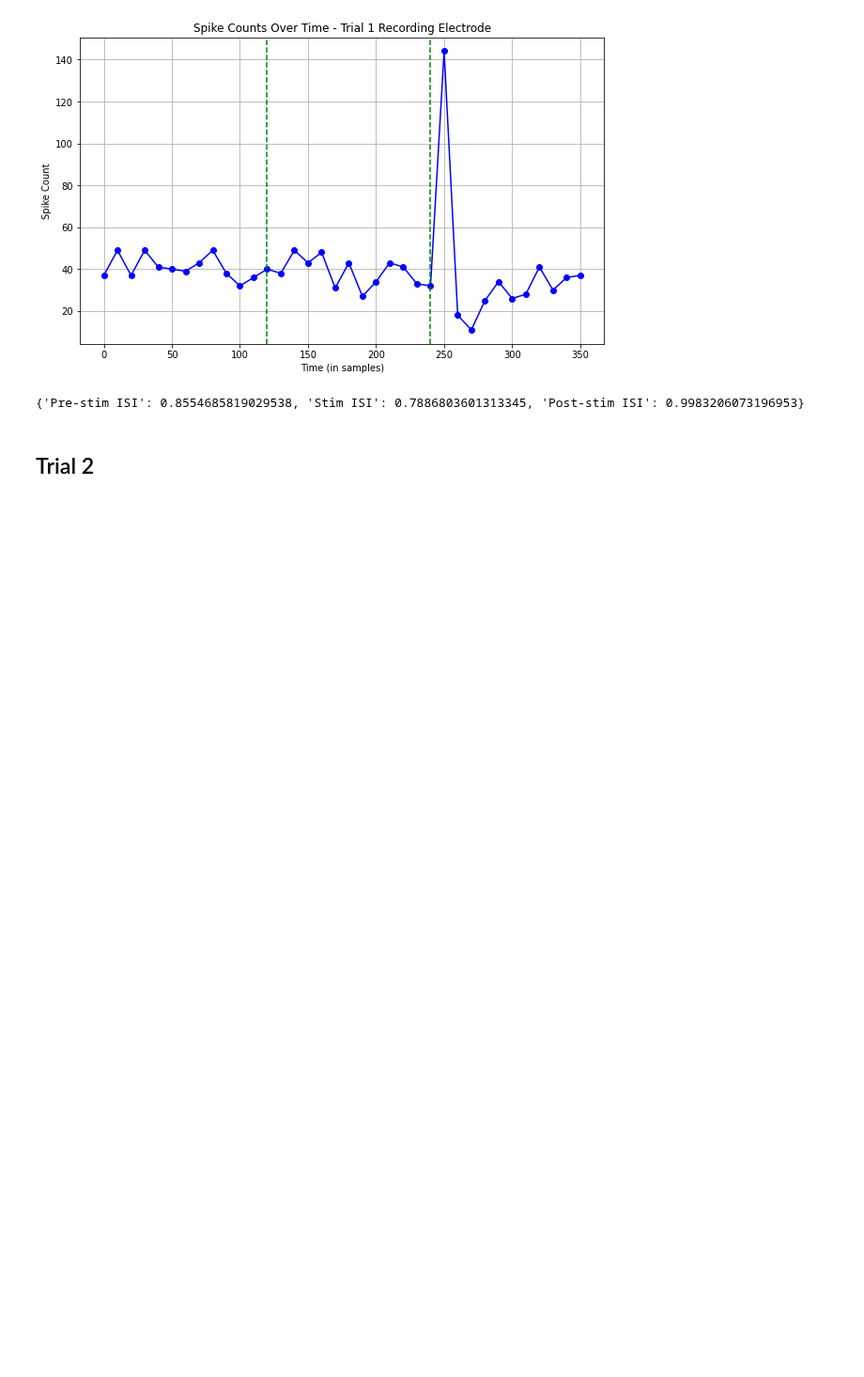
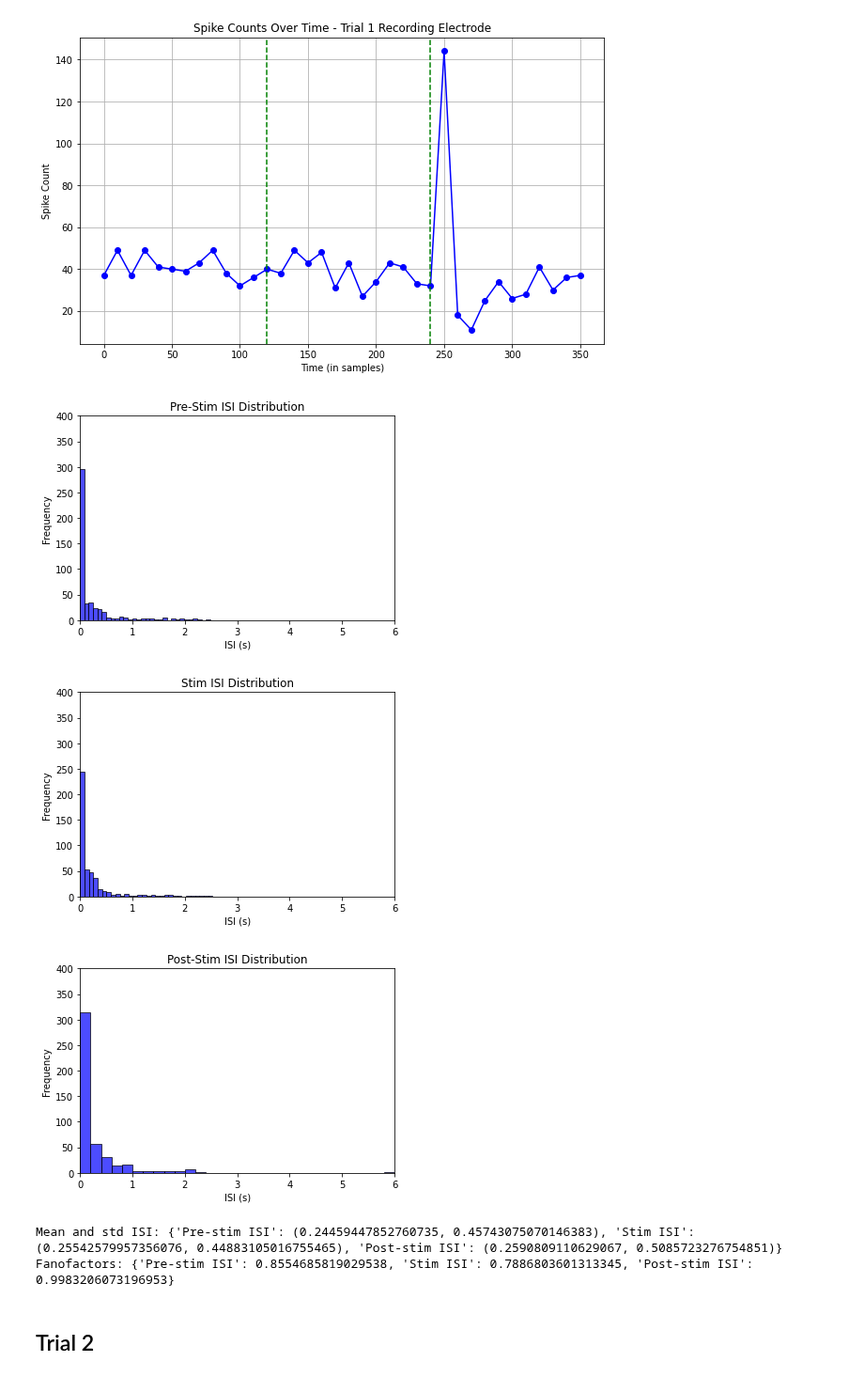
Before and after one commit to roybens/MEA_Analysis, a Jupyter notebook: IPNAnalysis/exp1106.ipynb, the cells around one changed output. Shown at 94% size. Saved outputs shown, nothing was run; the diff lists cells and outputs as text; code cells hidden in the pictures; blank space fills up the shorter version.

```diff
--- a/IPNAnalysis/exp1106.ipynb
+++ b/IPNAnalysis/exp1106.ipynb
@@ -158,11 +170,17 @@ Stim total spike count: 502
 Post-stim spike count: 430
 [figure]
 # %%
-n2_t1_isi_data = n2_t1.isi()
-n2_t1_fanofactors = n2_t1.calculate_fano_factor(n2_t1_isi_data)
-print(n2_t1_fanofactors)
+n2_t1_isi = n2_t1.isi()
+n2_t1_isi_mean_std = n2_t1.calc_mean_isi(n2_t1_isi)
+n2_t1_fanofactors = n2_t1.calculate_fano_factor(n2_t1_isi_mean_std)
+print(f"Mean and std ISI: {n2_t1_isi_mean_std}")
+print(f"Fanofactors: {n2_t1_fanofactors}")
 # %% [output]
+[figure, added]
+[figure, added]
+[figure, added]
-{'Pre-stim ISI': 0.8554685819029538, 'Stim ISI': 0.7886803601313345, 'Post-stim ISI': 0.9983206073196953}
+Mean and std ISI: {'Pre-stim ISI': (0.24459447852760735, 0.45743075070146383), 'Stim ISI': (0.25542579957356076, 0.44883105016755465), 'Post-stim ISI': (0.2590809110629067, 0.5085723276754851)}
+Fanofactors: {'Pre-stim ISI': 0.8554685819029538, 'Stim ISI': 0.7886803601313345, 'Post-stim ISI': 0.9983206073196953}
 # %% [markdown]
 ## Trial 2
 # %%
```
Also changed, not shown: parts of 10 cells of this notebook, 2 other files.
